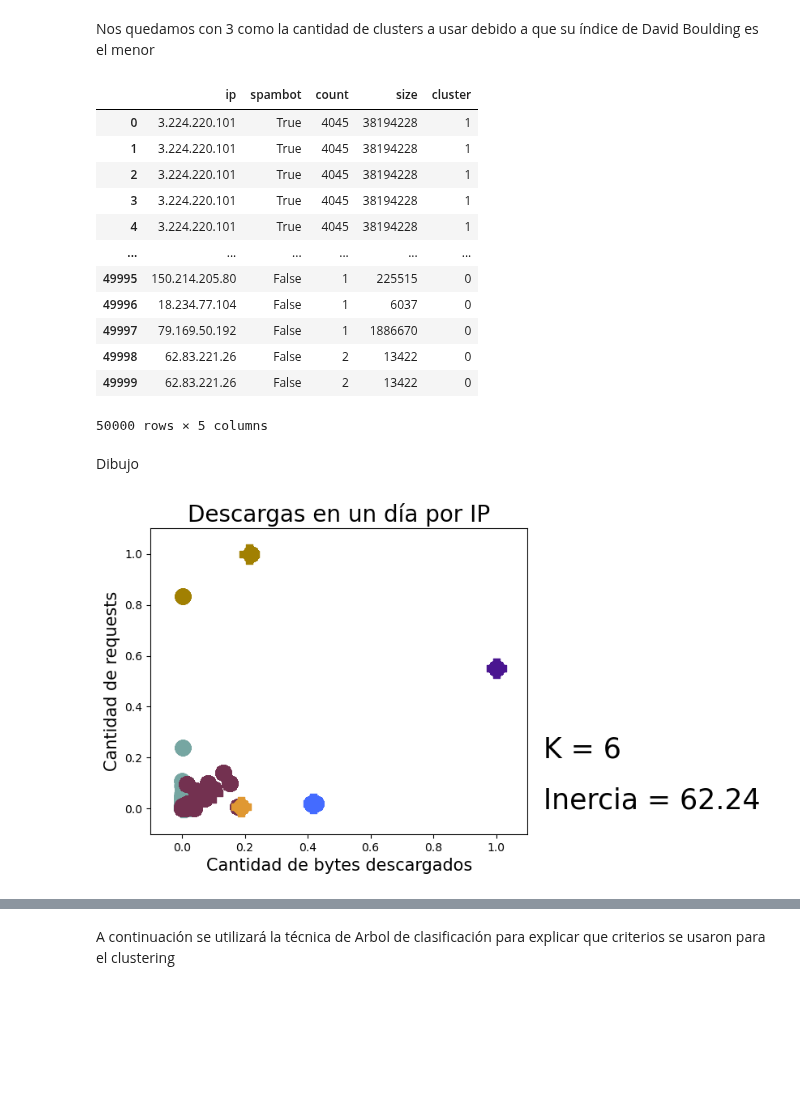
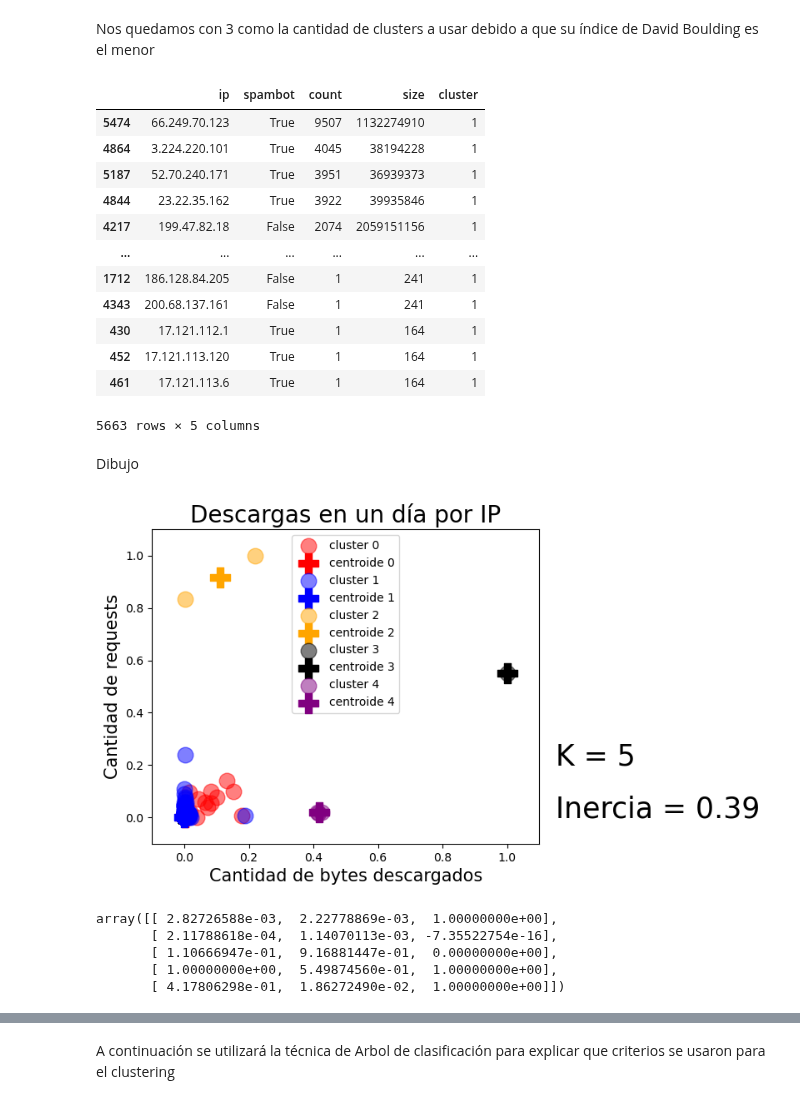
Before and after one commit to PabloDeAlbu/tp-final-mineria, a Jupyter notebook: 02-kmedias.ipynb, the cells around one changed output, grey strips where cells are left out. Saved outputs shown, nothing was run; the diff lists cells and outputs as text; code cells hidden in the pictures; blank space fills up the shorter version.

```diff
--- a/02-kmedias.ipynb
+++ b/02-kmedias.ipynb
@@ -59,3 +61,0 @@ df_groupby_ip
-# %%
-df_groupby_ip = pd.merge(df[['ip', 'spambot']], df_groupby_ip, how='inner', on=['ip'])
-df_groupby_ip
@@ -81,5 +67,7 @@ from sklearn.preprocessing import MinMaxScaler
 # %%
 scaler = MinMaxScaler().fit(df_groupby_ip[['count','size','spambot']].values)
 # %%
-df_cluster = pd.DataFrame(scaler.transform(df_groupby_ip[['count','size','spambot']].values),
-                       columns=["cantidad", "tamaño",'spambot'])
+df_cluster = pd.DataFrame(scaler.transform(df_groupby_ip[['count','size','spambot']].values), columns=["cantidad", "tamaño",'spambot'])
+# %%
+df_cluster['spambot'] = df_cluster['spambot'].astype(int)
+df_cluster.dtypes
@@ -120,25 +106,25 @@ plt.show()
 # %% [markdown]
 Nos quedamos con 3 como la cantidad de clusters a usar debido a que su índice de David Boulding es el menor
 # %%
-n_clusters = 6
+n_clusters = 5
 kmeans = KMeans(n_clusters).fit(df_cluster.values)
 df_cluster["cluster"] = kmeans.labels_
 df_groupby_ip ["cluster"] = df_cluster["cluster"]
 df_groupby_ip
 # %% [output]
 |  | ip | spambot | count | size | cluster |
-| 0 | 3.224.220.101 | True | 4045 | 38194228 | 1 |
-| 1 | 3.224.220.101 | True | 4045 | 38194228 | 1 |
-| 2 | 3.224.220.101 | True | 4045 | 38194228 | 1 |
-| 3 | 3.224.220.101 | True | 4045 | 38194228 | 1 |
-| 4 | 3.224.220.101 | True | 4045 | 38194228 | 1 |
+| 5474 | 66.249.70.123 | True | 9507 | 1132274910 | 1 |
+| 4864 | 3.224.220.101 | True | 4045 | 38194228 | 1 |
+| 5187 | 52.70.240.171 | True | 3951 | 36939373 | 1 |
+| 4844 | 23.22.35.162 | True | 3922 | 39935846 | 1 |
+| 4217 | 199.47.82.18 | False | 2074 | 2059151156 | 1 |
 | ... | ... | ... | ... | ... | ... |
-| 49995 | 150.214.205.80 | False | 1 | 225515 | 0 |
-| 49996 | 18.234.77.104 | False | 1 | 6037 | 0 |
-| 49997 | 79.169.50.192 | False | 1 | 1886670 | 0 |
-| 49998 | 62.83.221.26 | False | 2 | 13422 | 0 |
-| 49999 | 62.83.221.26 | False | 2 | 13422 | 0 |
+| 1712 | 186.128.84.205 | False | 1 | 241 | 1 |
+| 4343 | 200.68.137.161 | False | 1 | 241 | 1 |
+| 430 | 17.121.112.1 | True | 1 | 164 | 1 |
+| 452 | 17.121.113.120 | True | 1 | 164 | 1 |
+| 461 | 17.121.113.6 | True | 1 | 164 | 1 |
-50000 rows × 5 columns
+5663 rows × 5 columns
 # %% [markdown]
 Dibujo
 # %%
@@ -149,26 +135,36 @@ for i in range(n_clusters):
 # %%
 plt.figure(figsize=(6, 5), dpi=100)
 
-#colores = ["red", "blue", "orange", "black", "purple", "pink", "brown"]
+colores = ["red", "blue", "orange", "black", "purple", "pink", "brown"]
 for cluster in range(kmeans.n_clusters):
     plt.scatter(df_cluster[df_cluster["cluster"] == cluster]["cantidad"],
                 df_cluster[df_cluster["cluster"] == cluster]["tamaño"],
-                marker="o", s=180, color=colores[cluster], alpha=0.5)
+                marker="o", s=180, color=colores[cluster], alpha=0.5, label='cluster ' + str(cluster))
 
     plt.scatter(kmeans.cluster_centers_[cluster][0],
                 kmeans.cluster_centers_[cluster][1],
-                marker="P", s=280, color=colores[cluster])
+                marker="P", s=280, color=colores[cluster], label='centroide ' + str(cluster) )
+
+plt.legend()
 
 plt.title("Descargas en un día por IP", fontsize=20)
 plt.xlabel("Cantidad de bytes descargados", fontsize=15)
 plt.ylabel("Cantidad de requests", fontsize=15)
 plt.text(1.15, 0.2, "K = %i" % kmeans.n_clusters, fontsize=25)
 plt.text(1.15, 0, "Inercia = %0.2f" % kmeans.inertia_, fontsize=25)
 plt.xlim(-0.1, 1.1)
 plt.ylim(-0.1, 1.1)
 plt.show()
 # %% [output]
-[figure, old version]
+[figure, new version]
+# %%
+kmeans.cluster_centers_
+# %% [output]
+array([[ 2.82726588e-03,  2.22778869e-03,  1.00000000e+00],
+       [ 2.11788618e-04,  1.14070113e-03, -7.35522754e-16],
+       [ 1.10666947e-01,  9.16881447e-01,  0.00000000e+00],
+       [ 1.00000000e+00,  5.49874560e-01,  1.00000000e+00],
+       [ 4.17806298e-01,  1.86272490e-02,  1.00000000e+00]])
 # %%
 inercias = []
 for k in range(2, 10):
```
Also changed, not shown: parts of 18 cells of this notebook, 1 other file.
